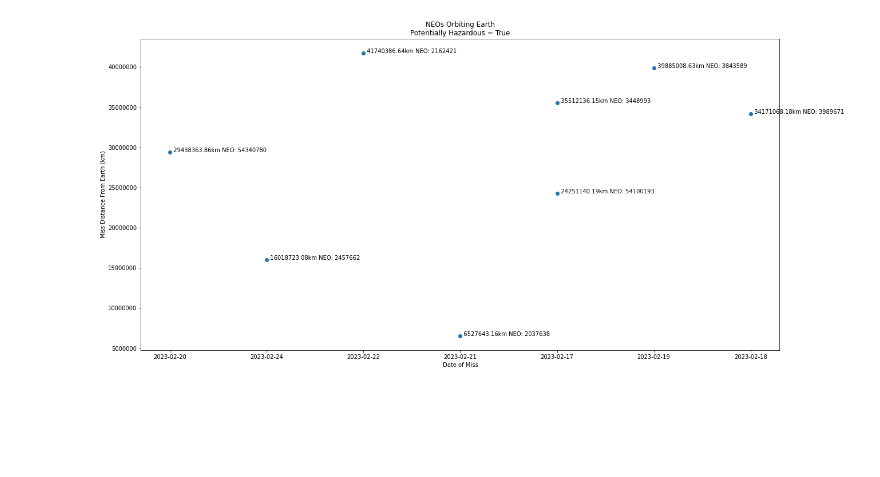
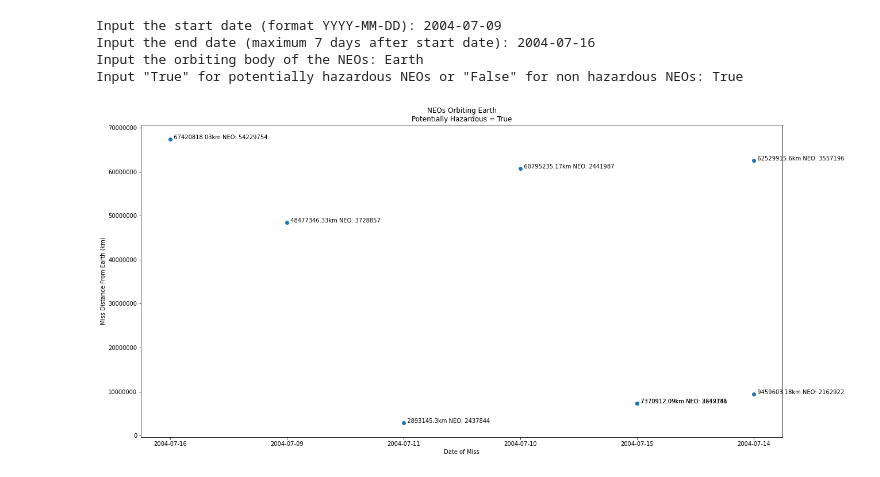
Before and after one commit to owengenge/cap-comp215, a Jupyter notebook: Project_1_Plotting_NEO's.ipynb, the cells around one changed output. Drawn from its saved outputs; the diff is of its cells as text; code cells hidden in the pictures; blank space fills up the shorter version.

```diff
--- a/Project_1_Plotting_NEO's.ipynb
+++ b/Project_1_Plotting_NEO's.ipynb
@@ -14,6 +24,11 @@ import matplotlib.pyplot as plt
 # %%
-def ast_miss_data(orbiting_body, start_date, end_date, potentially_hazardous):
-  ''' Displays a scatter plot of a NEO's distance from earth in a given time series. '''
+def ast_miss_data():
+  ''' Displays a scatter plot of NEOs distances from Earth in a given time series.'''
+
+  start_date = str(input('Input the start date (format YYYY-MM-DD): '))
+  end_date = str(input('Input the end date (maximum 7 days after start date): '))
+  orbiting_body = str(input('Input the orbiting body of the NEOs: '))
+  potentially_hazardous = bool(input('Input "True" for potentially hazardous NEOs or "False" for non hazardous NEOs: '))
 
   API_KEY = 'BQuTOmvJ8rJthGRwxNG8a02iQmcoaXEMxQ0rviXq'
   url = f'https://api.nasa.gov/neo/rest/v1/feed?start_date={start_date}&end_date={end_date}&api_key={API_KEY}'
@@ -26,34 +41,37 @@ def ast_miss_data(orbiting_body, start_date, end_date, potentially_hazardous):
 
   miss_distances = []
   approach_dates = []
   IDs = []
   for date in dates:
     neos = data['near_earth_objects'][date]
     cad = [item['close_approach_data'] for item in neos]
     miss_distances.extend([float(cad[i][0]['miss_distance']['kilometers']) for i in range(len(neos))
                           if cad[i][0]['orbiting_body'] == orbiting_body
                            and neos[i]['is_potentially_hazardous_asteroid'] is potentially_hazardous])
     approach_dates.extend([cad[i][0]['close_approach_date'] for i in range(len(neos))
                           if cad[i][0]['orbiting_body'] == orbiting_body
                            and neos[i]['is_potentially_hazardous_asteroid'] is potentially_hazardous])
     IDs.extend([neos[i]['id'] for i in range(len(neos)) if cad[i][0]['orbiting_body'] == orbiting_body
                            and neos[i]['is_potentially_hazardous_asteroid'] is potentially_hazardous])
 
   plt.rcParams["figure.figsize"] = (20,10)
   plt.title(f'NEOs Orbiting {orbiting_body}\nPotentially Hazardous = {potentially_hazardous}')
   plt.ylabel('Miss Distance From Earth (km)')
   plt.xlabel('Date of Miss')
   plt.ticklabel_format(style='plain')
 
   plt.scatter(approach_dates, miss_distances)
 
   for i in range(len(IDs)):
     plt.annotate((f'  {round(miss_distances[i],2)}km NEO: {IDs[i]}'),(approach_dates[i],miss_distances[i]))
+
   plt.show
 
 
-today = str(datetime.date.today())
-
-ast_miss_data(orbiting_body='Earth', start_date='2023-02-17', end_date=today, potentially_hazardous=True)
+ast_miss_data()
 # %% [output]
+Input the start date (format YYYY-MM-DD): 2004-07-09
+Input the end date (maximum 7 days after start date): 2004-07-16
+Input the orbiting body of the NEOs: Earth
+Input "True" for potentially hazardous NEOs or "False" for non hazardous NEOs: True
-[figure, old version]
+[figure, new version]
```
Also changed, not shown: parts of 2 cells of this notebook.
